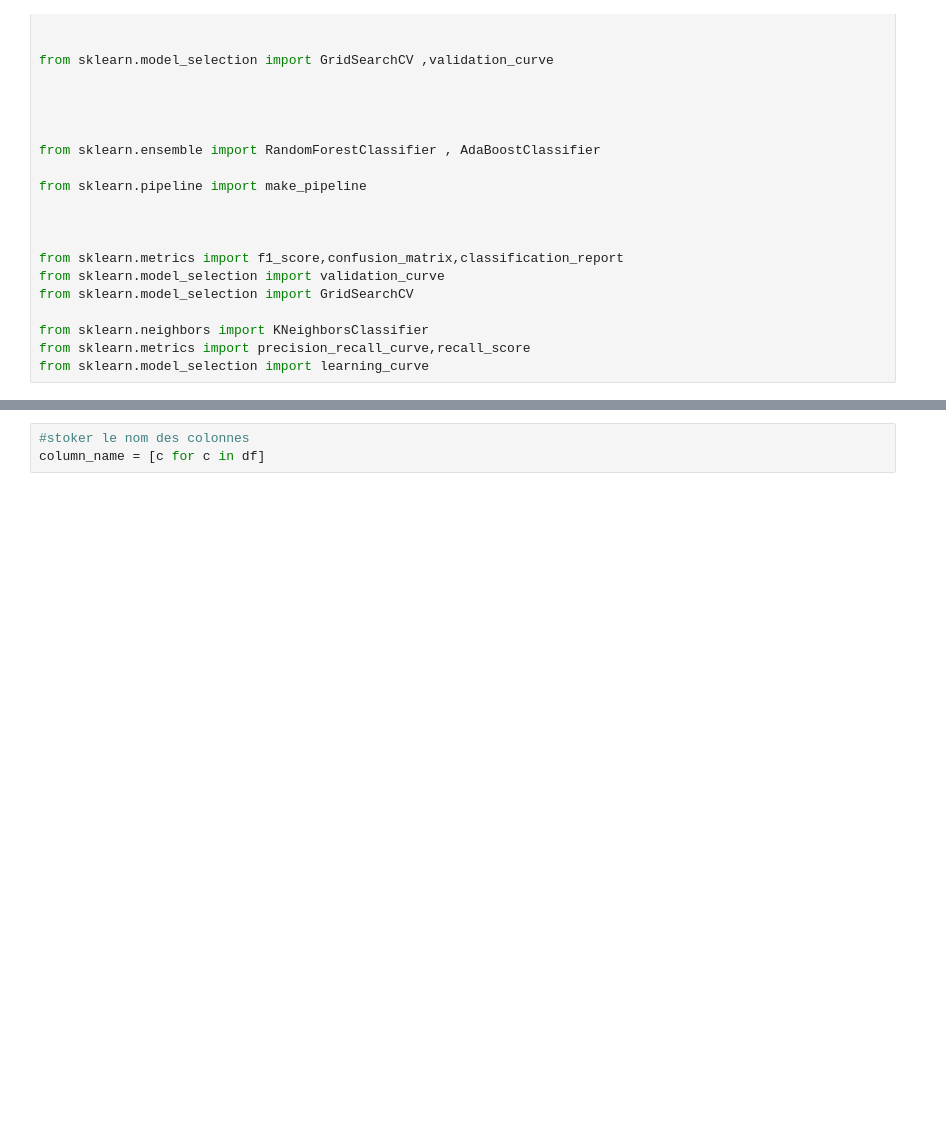
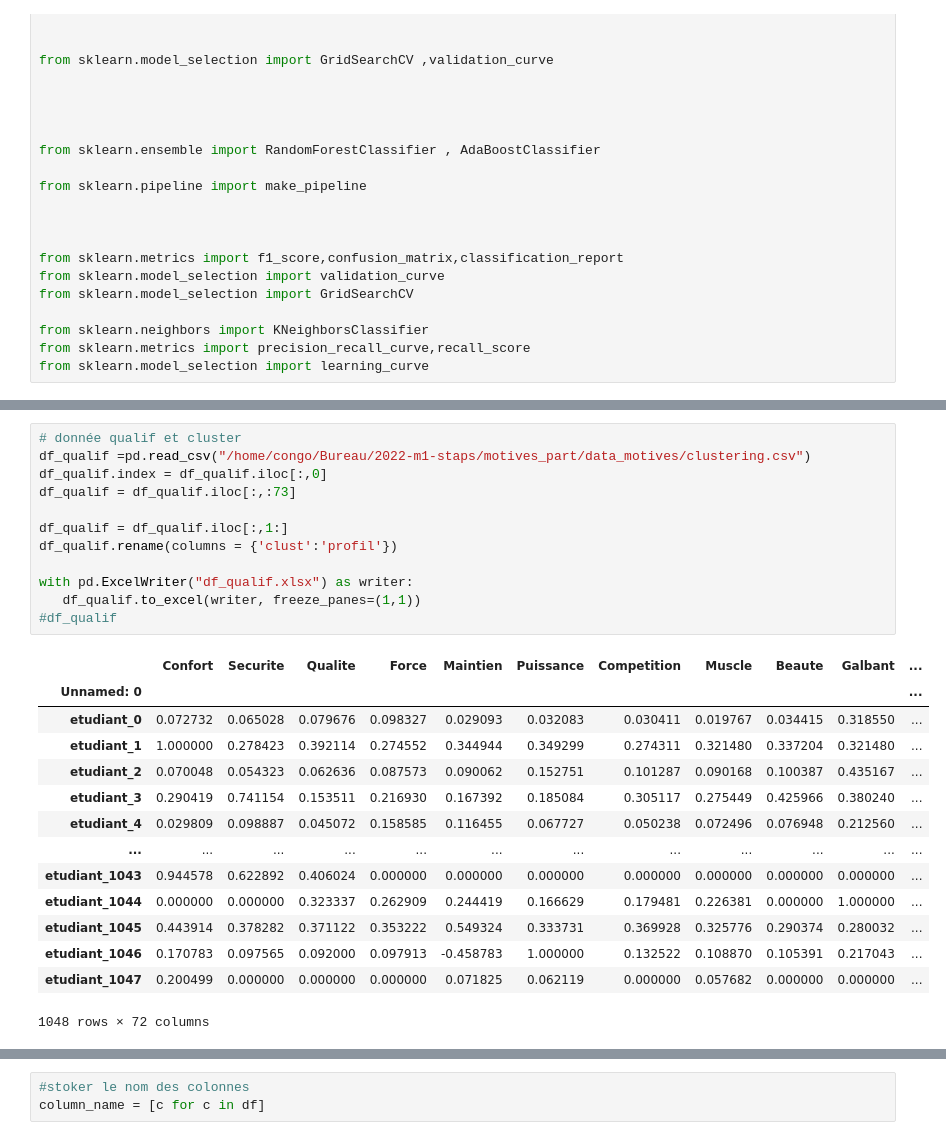
Before and after one commit to master-csmi/2022-m1-staps, a Jupyter notebook: motives_part/projet.ipynb, the cells around one changed output, grey strips where cells are left out. Cells and saved outputs as stored; diff of their text form; blank space fills up the shorter version.

```diff
--- a/motives_part/projet.ipynb
+++ b/motives_part/projet.ipynb
@@ -40,0 +50,27 @@ df = pd.read_excel("/home/congo/Bureau/2022-m1-staps/motives_part/data_motives_f
+# %%
+# donnée qualif et cluster
+df_qualif =pd.read_csv("/home/congo/Bureau/2022-m1-staps/motives_part/data_motives/clustering.csv")
+df_qualif.index = df_qualif.iloc[:,0]
+df_qualif = df_qualif.iloc[:,:73]
+
+df_qualif = df_qualif.iloc[:,1:]
+df_qualif.rename(columns = {'clust':'profil'})
+
+with pd.ExcelWriter("df_qualif.xlsx") as writer:
+   df_qualif.to_excel(writer, freeze_panes=(1,1))
+#df_qualif
+# %% [output]
+|  | Confort | Securite | Qualite | Force | Maintien | Puissance | Competition | Muscle | Beaute | Galbant | ... |
+| Unnamed: 0 |  |  |  |  |  |  |  |  |  |  | ... |
+| etudiant_0 | 0.072732 | 0.065028 | 0.079676 | 0.098327 | 0.029093 | 0.032083 | 0.030411 | 0.019767 | 0.034415 | 0.318550 | ... |
+| etudiant_1 | 1.000000 | 0.278423 | 0.392114 | 0.274552 | 0.344944 | 0.349299 | 0.274311 | 0.321480 | 0.337204 | 0.321480 | ... |
+| etudiant_2 | 0.070048 | 0.054323 | 0.062636 | 0.087573 | 0.090062 | 0.152751 | 0.101287 | 0.090168 | 0.100387 | 0.435167 | ... |
+| etudiant_3 | 0.290419 | 0.741154 | 0.153511 | 0.216930 | 0.167392 | 0.185084 | 0.305117 | 0.275449 | 0.425966 | 0.380240 | ... |
+| etudiant_4 | 0.029809 | 0.098887 | 0.045072 | 0.158585 | 0.116455 | 0.067727 | 0.050238 | 0.072496 | 0.076948 | 0.212560 | ... |
+| ... | ... | ... | ... | ... | ... | ... | ... | ... | ... | ... | ... |
+| etudiant_1043 | 0.944578 | 0.622892 | 0.406024 | 0.000000 | 0.000000 | 0.000000 | 0.000000 | 0.000000 | 0.000000 | 0.000000 | ... |
+| etudiant_1044 | 0.000000 | 0.000000 | 0.323337 | 0.262909 | 0.244419 | 0.166629 | 0.179481 | 0.226381 | 0.000000 | 1.000000 | ... |
+| etudiant_1045 | 0.443914 | 0.378282 | 0.371122 | 0.353222 | 0.549324 | 0.333731 | 0.369928 | 0.325776 | 0.290374 | 0.280032 | ... |
+| etudiant_1046 | 0.170783 | 0.097565 | 0.092000 | 0.097913 | -0.458783 | 1.000000 | 0.132522 | 0.108870 | 0.105391 | 0.217043 | ... |
+| etudiant_1047 | 0.200499 | 0.000000 | 0.000000 | 0.000000 | 0.071825 | 0.062119 | 0.000000 | 0.057682 | 0.000000 | 0.000000 | ... |
+1048 rows × 72 columns
```
Also changed, not shown: parts of 6 cells of this notebook, 9 other files.
